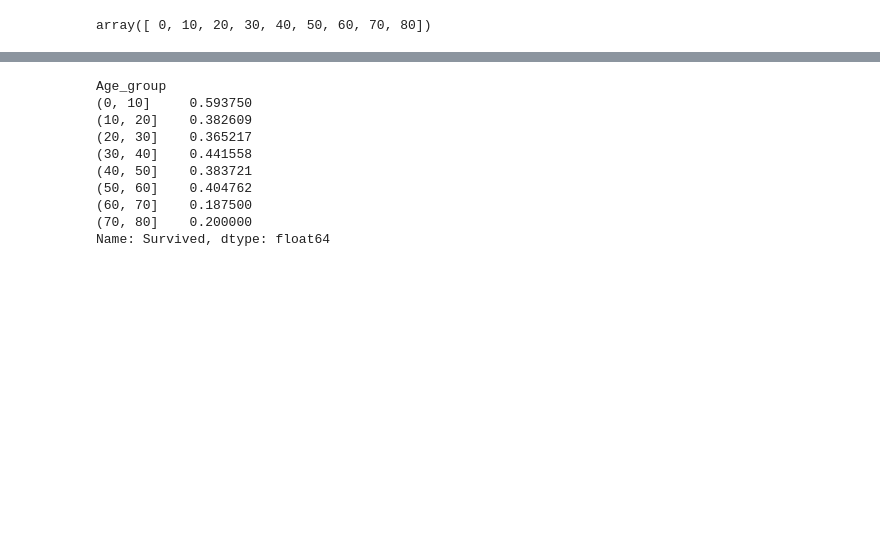
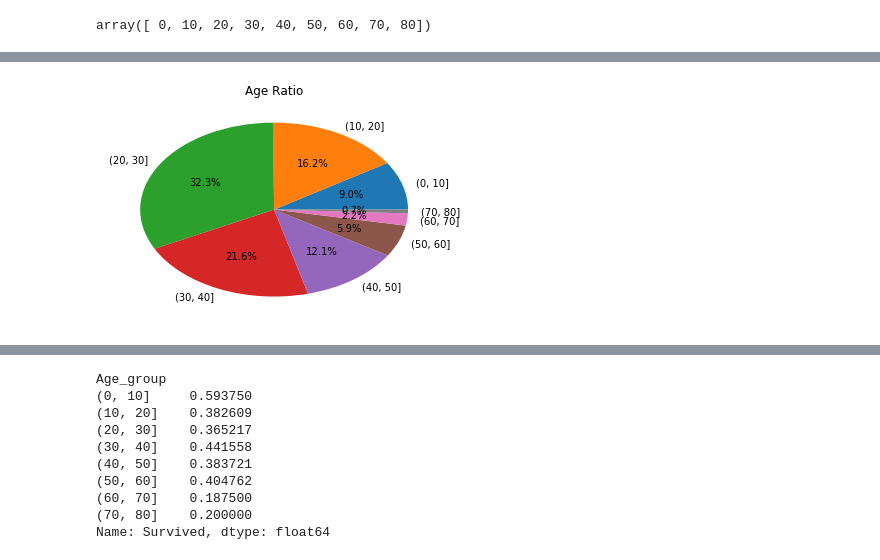
Before and after one commit to MartinSnow/ExploreData, a Jupyter notebook: ExploreData.ipynb, the cells around one changed output, grey strips where cells are left out. Cells and saved outputs as stored; diff of their text form; code cells hidden in the pictures; blank space fills up the shorter version.

```diff
--- a/ExploreData.ipynb
+++ b/ExploreData.ipynb
@@ -173,3 +173,6 @@ array([ 0, 10, 20, 30, 40, 50, 60, 70, 80])
 age_group_series = pd.cut(df['Age'], bins)
 # %%
 df['Age_group'] = age_group_series    #将乘客年龄划入不同的年龄区间
+# %%
+num_age = df.groupby('Age_group')['Survived'].count()
+num_age
@@ -175,0 +190,7 @@ df['Age_group'] = age_group_series    #将乘客年龄划入不同的年龄区
+# %%
+num_age.plot.pie(autopct='%.1f%%')
+plt.title('Age Ratio')
+plt.ylabel('')
+plt.show()
+# %% [output]
+[figure, added]
```
Also changed, not shown: parts of 10 cells of this notebook, 1 other file.
